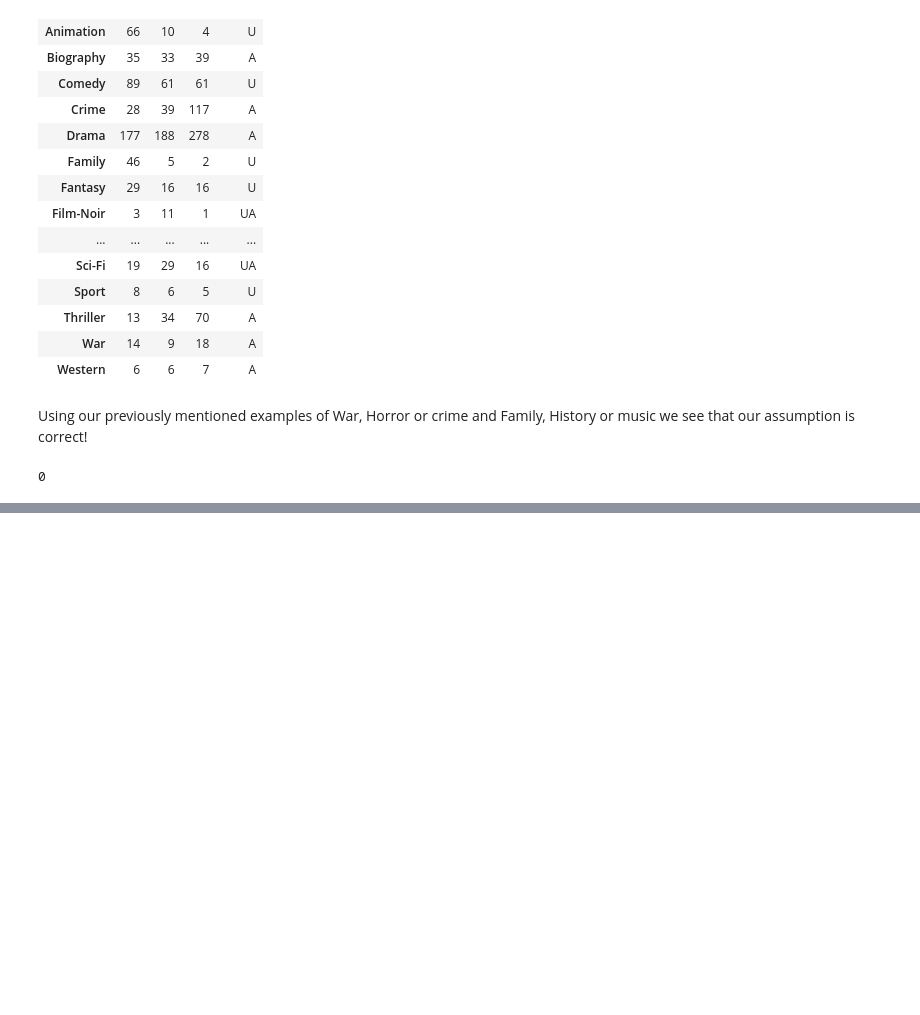
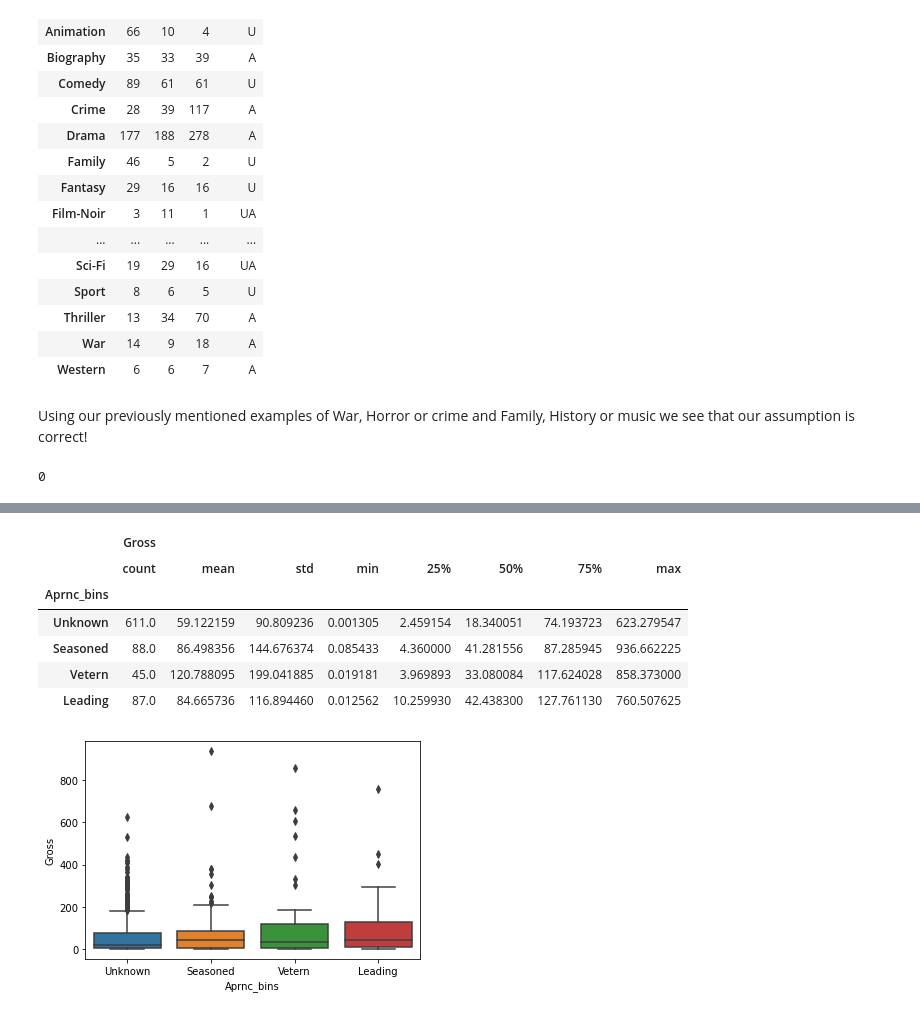
Before and after one commit to conortcahalane/UCDPythonProject2023, a Jupyter notebook: IMDBProjectHJupyter.ipynb, the cells around one changed output, grey strips where cells are left out. Drawn from its saved outputs; the diff is of its cells as text; code cells hidden in the pictures; blank space fills up the shorter version.

```diff
--- a/IMDBProjectHJupyter.ipynb
+++ b/IMDBProjectHJupyter.ipynb
@@ -808,0 +888,17 @@ IMDB.head()
+# %%
+IMDB['Aprnc_bins'] = pd.cut(IMDB.Dir_aprnc,
+                          [0,1,2,3,IMDB.Dir_aprnc.max()+1],
+                          labels=['Unknown', 'Seasoned', 'Vetern', 'Leading'],
+                          include_lowest=True)
+
+sns.boxplot(data=IMDB, x='Aprnc_bins', y='Gross')
+IMDB[['Gross', 'Aprnc_bins']].groupby('Aprnc_bins').describe()
+# %% [output]
+|  | Gross |  |  |  |  |  |  |  |
+|  | count | mean | std | min | 25% | 50% | 75% | max |
+| Aprnc_bins |  |  |  |  |  |  |  |  |
+| Unknown | 611.0 | 59.122159 | 90.809236 | 0.001305 | 2.459154 | 18.340051 | 74.193723 | 623.279547 |
+| Seasoned | 88.0 | 86.498356 | 144.676374 | 0.085433 | 4.360000 | 41.281556 | 87.285945 | 936.662225 |
+| Vetern | 45.0 | 120.788095 | 199.041885 | 0.019181 | 3.969893 | 33.080084 | 117.624028 | 858.373000 |
+| Leading | 87.0 | 84.665736 | 116.894460 | 0.012562 | 10.259930 | 42.438300 | 127.761130 | 760.507625 |
+[figure, added]
```
Also changed, not shown: parts of 28 cells of this notebook, 1 other file.
